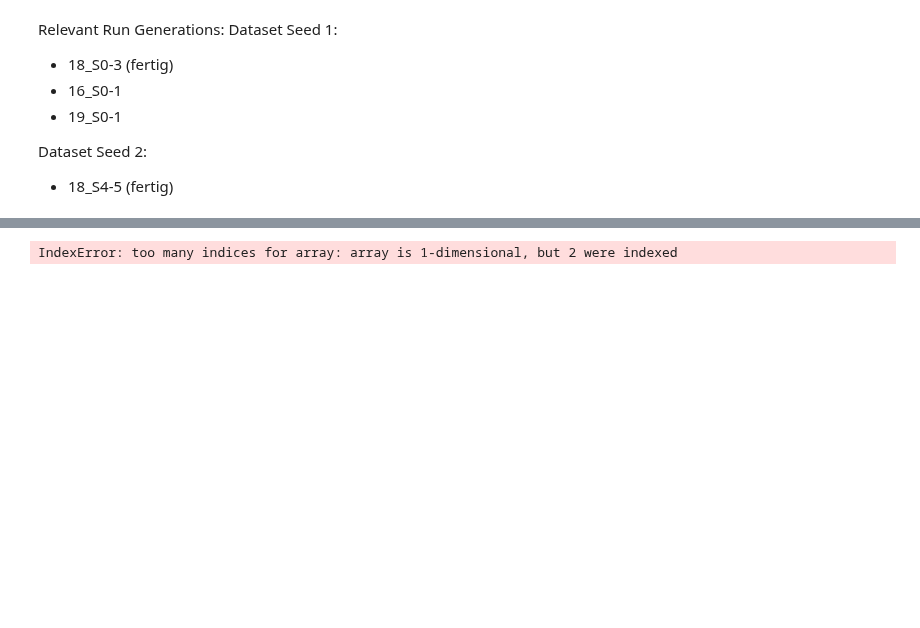
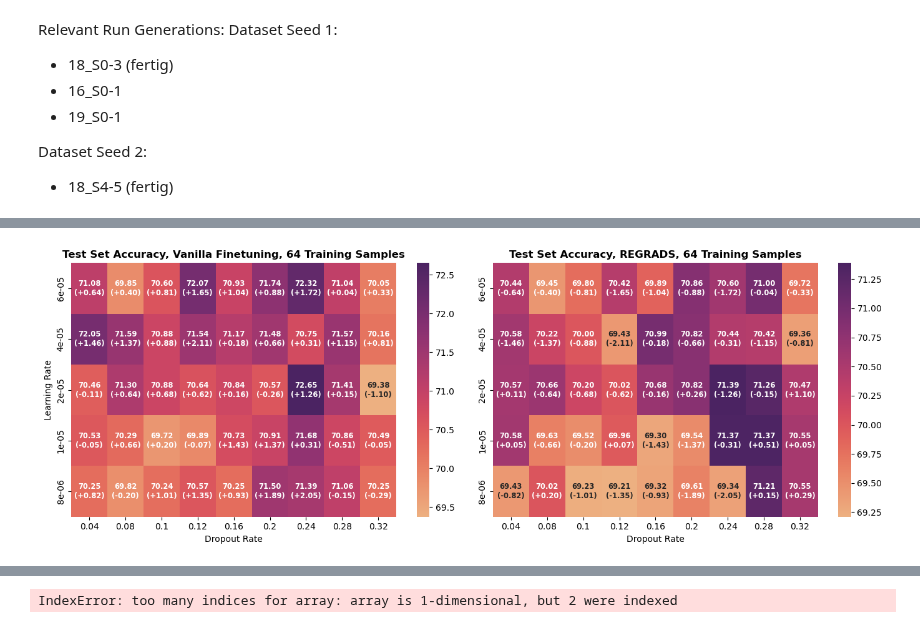
Before and after one commit to Ricu/fantastic-umbrella, a Jupyter notebook: notebooks/B_lr_do_heatmap.ipynb, the cells around one changed output, grey strips where cells are left out. Cells and saved outputs as stored; diff of their text form; code cells hidden in the pictures; blank space fills up the shorter version.

```diff
--- a/notebooks/B_lr_do_heatmap.ipynb
+++ b/notebooks/B_lr_do_heatmap.ipynb
@@ -1,9 +1,17 @@
 # %%
 import pandas as pd
 import seaborn as sns
+import matplotlib.pyplot as plt
+import numpy as np
+import wandb
+import pickle
+import functools
+import operator
+
 def read_wandb_csv(loc):
     df = pd.read_csv(loc)
     df.param_config_id = df.param_config_id.astype('str')
+    df["mode"] = df["catch_dropout"].fillna(1).map({0: 'REGRADS', 1: 'Vanilla Finetuning'})
     return df
 # %% [markdown]
 # B_1 All runs combined
@@ -24,0 +35,84 @@ df_all = pd.concat([df_64,df_256,df_1024], axis=0, ignore_index=True)
+# %%
+def generate_annotation(current_value, other_value, fmt):
+    difference = current_value - other_value
+    return f'{current_value:{fmt}}\n({difference:+.2f})'
+vect_generate_annotation = np.vectorize(generate_annotation)
+
+
+selected_rows = functools.reduce(
+    operator.and_,
+    [
+        df_all["dataset_seed"] == 1
+    ]
+    )
+df = df_all.loc[selected_rows]
+
+AGG_FUNCTION = 'median'
+
+training_sizes = [64,256,1024]
+subplot_columns = df["mode"].unique()[::-1] #["modded","vanilla"]
+
+for idx, train_size in enumerate(training_sizes):
+    train_size_filter = df["training_size"] == train_size
+    pivots_dict = {}
+    vmin = 100
+    vmax = 0
+    fig, axs = plt.subplots(
+        1,
+        len(subplot_columns),
+        # sharey = True,
+        figsize = (14,5),
+        # figsize = (10,4),
+        )
+    for idy, col_key in enumerate(subplot_columns):
+        mode_filter = df["mode"] == col_key
+        filters = train_size_filter & mode_filter
+        filtered_df = df.loc[filters]
+        df_pivot = filtered_df.pivot_table(
+            index=["learning_rate"],
+            columns=["insert_dropout"],
+            values=["best_accuracy"],
+            aggfunc=AGG_FUNCTION
+            )
+        df_pivot = df_pivot.sort_index(ascending=False)
+        df_pivot.columns = df_pivot.columns.droplevel(0)
+        df_pivot = df_pivot * 100 # make values percentage
+        # vmin = min(vmin,df_pivot.min().min())
+        # vmax = max(vmax,df_pivot.max().max())
+        vmin = min(vmin,df_pivot.melt().quantile(0.1).value)
+        vmax = max(vmax,df_pivot.melt().quantile(0.9).value)
+        pivots_dict[idy] = df_pivot
+
+    for idy, df_pivot in pivots_dict.items():
+        ax = axs[idy]
+        other_df_pivot = pivots_dict[1-idy]  # assuming I have only two tags
+        annot = vect_generate_annotation(df_pivot.values, other_df_pivot.values, '.2f')
+        sns.heatmap(
+            data=df_pivot,
+            # annot=True,
+            annot=annot,
+            annot_kws={'weight':"bold", 'size': "small"},
+            # fmt='.2f',
+            fmt='',
+            ax=ax,
+            cmap='flare',  # Change the color palette to "crest"
+            # vmin=vmin,
+            # vmax=vmax,
+            cbar=True,
+        )
+        title = f'Test Set Accuracy, {subplot_columns[idy]}, {train_size} Training Samples'
+        ax.set_title(title, weight='bold')
+
+        ax.set_xlabel('Dropout Rate')
+        if idy == 0:
+            ax.set_ylabel('Learning Rate')
+        if idy != 0:
+            ax.set_ylabel('')
+
+
+    fig.tight_layout()
+    # fig.suptitle(f'Heatmap for Training Set Size: {train_size}',weight='bold')
+
+    plt.savefig(f'img/B_heatmaps_lr_dropout_{train_size}.pdf', format='pdf')
+# %% [output]
+[figure, added]
```
Also changed, not shown: parts of 5 cells of this notebook, 29 other files.
